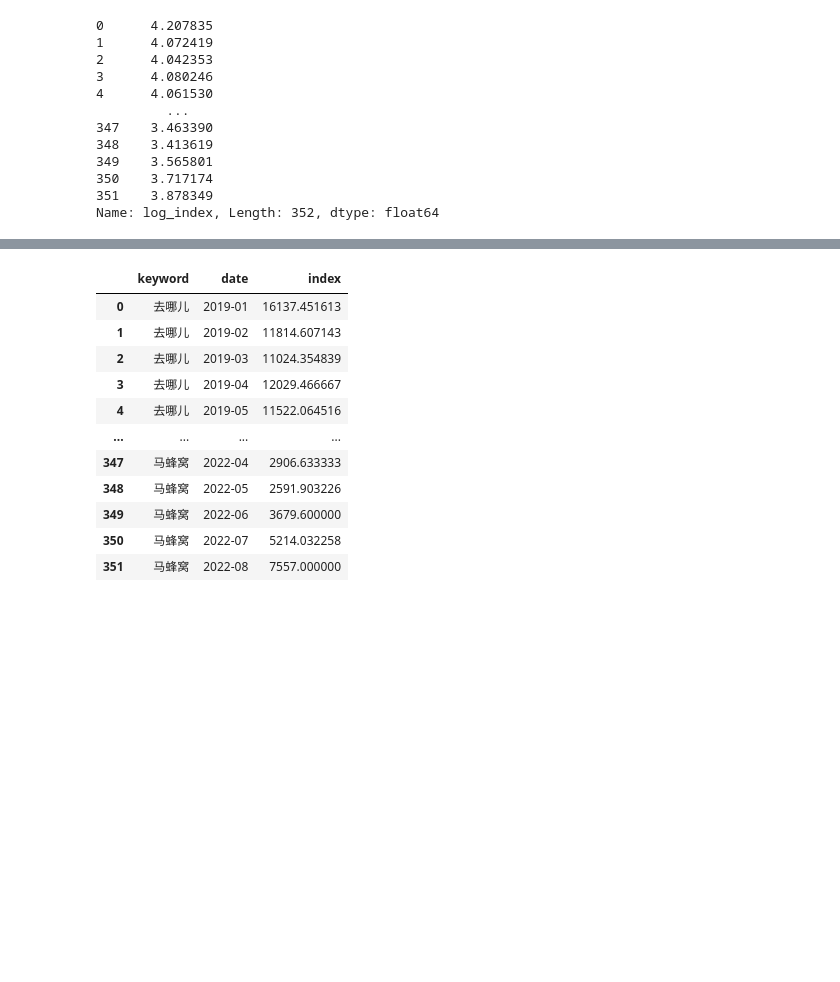
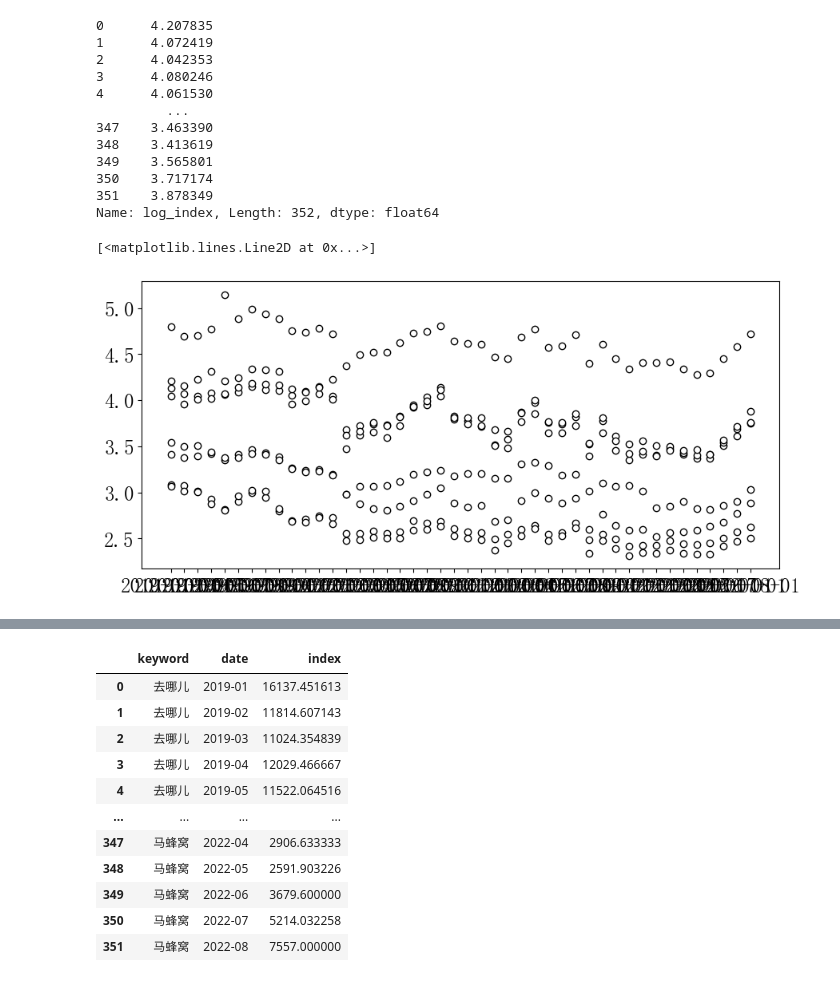
Before and after one commit to 1205129045x/baiduindex, a Jupyter notebook: 未命名.ipynb, the cells around one changed output, grey strips where cells are left out. Drawn from its saved outputs; the diff is of its cells as text; code cells hidden in the pictures; blank space fills up the shorter version.

```diff
--- a/未命名.ipynb
+++ b/未命名.ipynb
@@ -31,6 +31,13 @@ df['log_index']
 350    3.717174
 351    3.878349
 Name: log_index, Length: 352, dtype: float64
+# %%
+fig, ax = plt.subplots(figsize=(8.8, 4), constrained_layout=True)
+ax.plot(df['date'],df['log_index'] , "o",
+        color="k", markerfacecolor="w")  # Baseline and markers on it.
+# %% [output]
+[<matplotlib.lines.Line2D at 0x...>]
+[figure, added]
 # %%
 from matplotlib import rcParams
 # rcParams配置文件，用来定义各种变量的，这里用来定义字体
```
Also changed, not shown: parts of 5 cells of this notebook, 3 other files.
